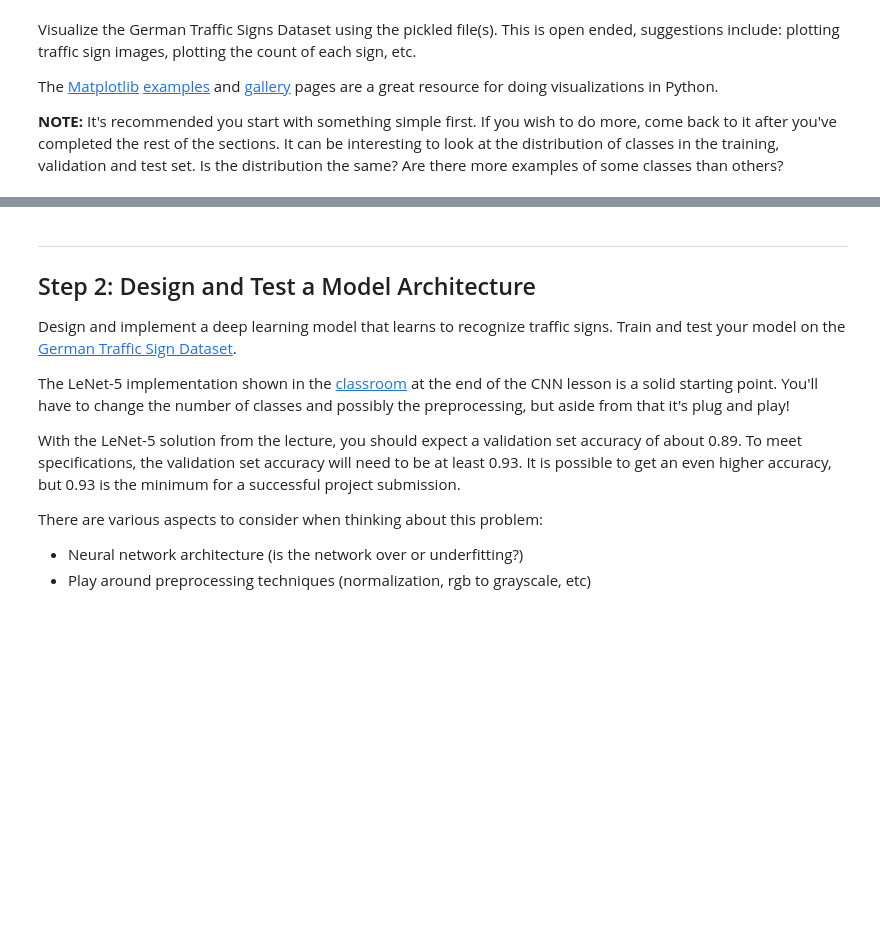
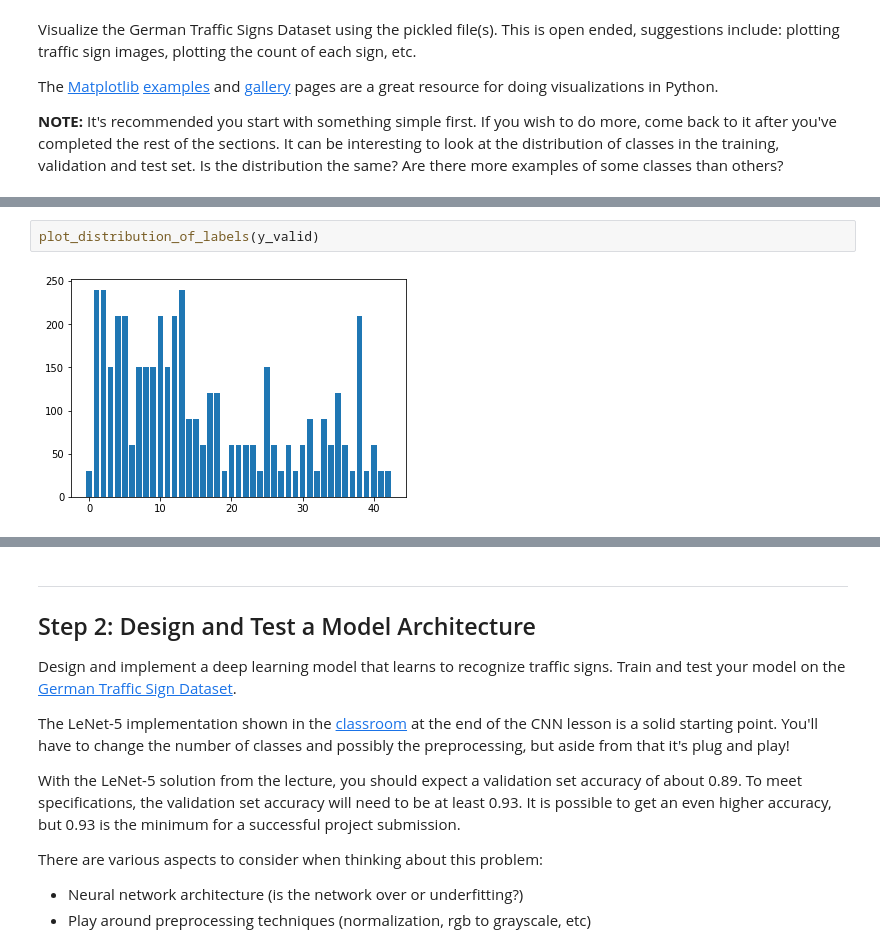
Before and after one commit to Cribbin/self-driving-car-engineer-nanodegree-3, a Jupyter notebook: Traffic_Sign_Classifier.ipynb, the cells around one changed output, grey strips where cells are left out. Cells and saved outputs as stored; diff of their text form; blank space fills up the shorter version.

```diff
--- a/Traffic_Sign_Classifier.ipynb
+++ b/Traffic_Sign_Classifier.ipynb
@@ -119,0 +123,4 @@ NameError: name 'text_labels' is not defined
+# %%
+plot_distribution_of_labels(y_valid)
+# %% [output]
+[figure, added]
```
Also changed, not shown: parts of 20 cells of this notebook, 9 other files.
